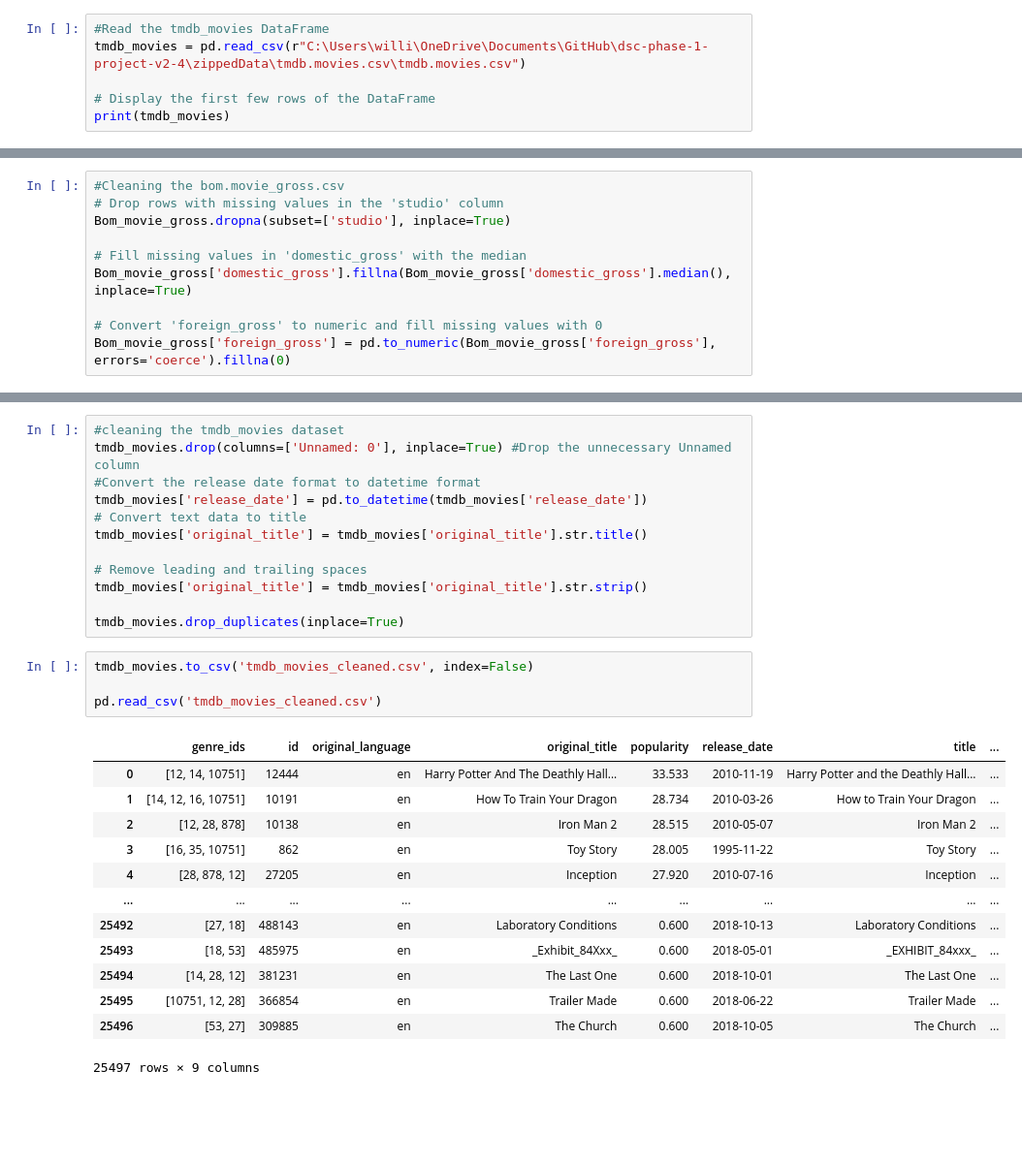
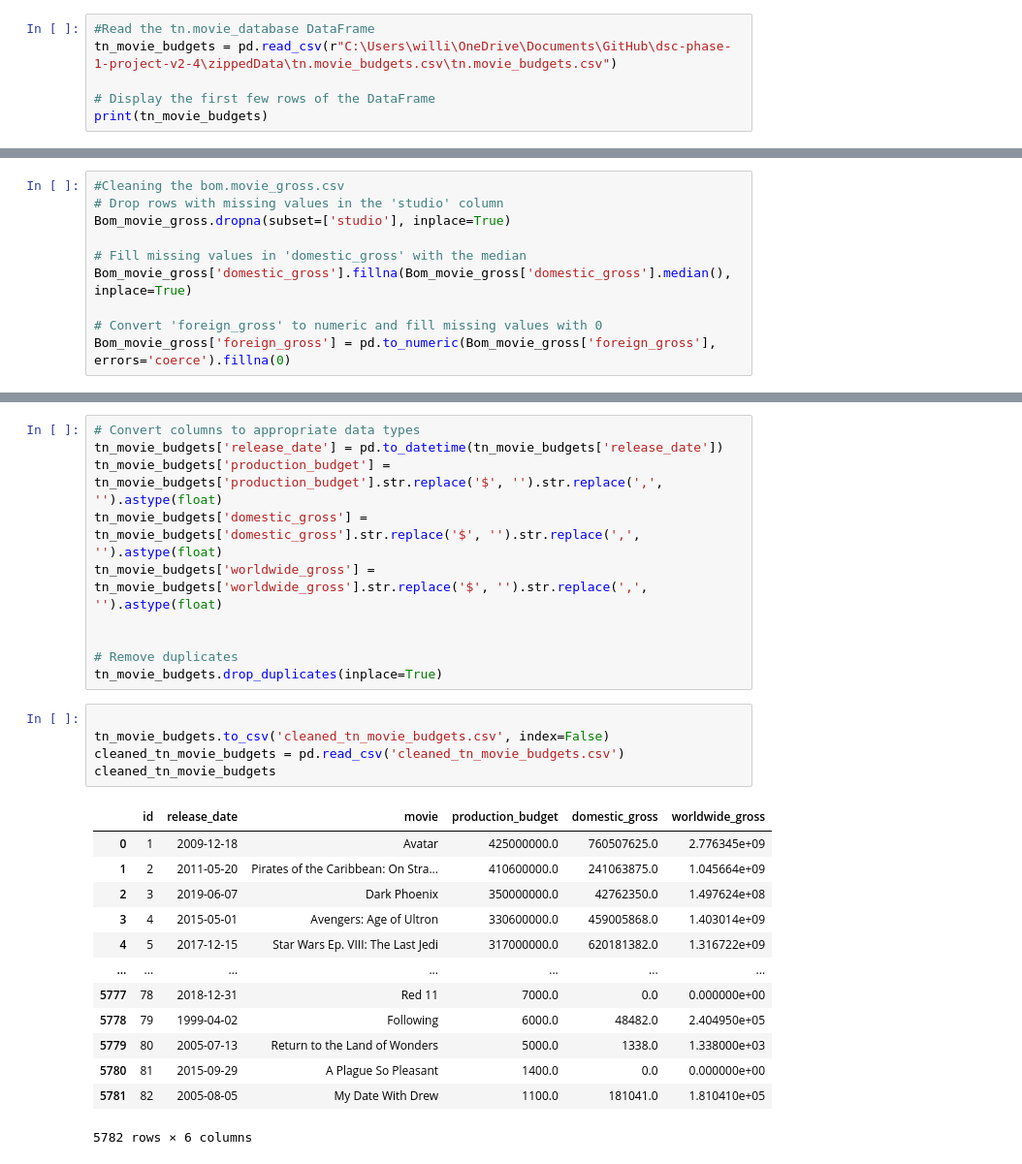
Before and after one commit to William-Itotia/dsc-phase-1-project-Microsoft-Analysis, a Jupyter notebook: student.ipynb, the cells around one changed output, grey strips where cells are left out. Shown: that part at 97% size. Saved outputs shown, nothing was run; the diff lists cells and outputs as text; blank space fills up the shorter version.

```diff
--- a/student.ipynb
+++ b/student.ipynb
@@ -95,9 +95,9 @@ memory usage: 132.4+ KB
 Now that we have seen all the data we are working with it is time to begin analyzing the data
 in the IMDB database using SQL
 # %%
-#Read the tmdb_movies DataFrame
-tmdb_movies = pd.read_csv(r"C:\Users\willi\OneDrive\Documents\GitHub\dsc-phase-1-project-v2-4\zippedData\tmdb.movies.csv\tmdb.movies.csv")
+#Read the tn.movie_database DataFrame
+tn_movie_budgets = pd.read_csv(r"C:\Users\willi\OneDrive\Documents\GitHub\dsc-phase-1-project-v2-4\zippedData\tn.movie_budgets.csv\tn.movie_budgets.csv")
 
 # Display the first few rows of the DataFrame
-print(tmdb_movies)
+print(tn_movie_budgets)
 # %% [output]
@@ -320,33 +317,32 @@ pd.read_csv('cleaned_bom_movie_gross.csv')
 | 3380 | The Swan | Synergetic | 2400.0 | 0.0 | 2018 |
 | 3381 | An Actor Prepares | Grav. | 1700.0 | 0.0 | 2018 |
 3382 rows × 5 columns
-# %%
-#cleaning the tmdb_movies dataset
-tmdb_movies.drop(columns=['Unnamed: 0'], inplace=True) #Drop the unnecessary Unnamed column
-#Convert the release date format to datetime format
-tmdb_movies['release_date'] = pd.to_datetime(tmdb_movies['release_date'])
-# Convert text data to title
-tmdb_movies['original_title'] = tmdb_movies['original_title'].str.title()
-
-# Remove leading and trailing spaces
-tmdb_movies['original_title'] = tmdb_movies['original_title'].str.strip()
-
-tmdb_movies.drop_duplicates(inplace=True)
+# %%
+# Convert columns to appropriate data types
+tn_movie_budgets['release_date'] = pd.to_datetime(tn_movie_budgets['release_date'])
+tn_movie_budgets['production_budget'] = tn_movie_budgets['production_budget'].str.replace('$', '').str.replace(',', '').astype(float)
+tn_movie_budgets['domestic_gross'] = tn_movie_budgets['domestic_gross'].str.replace('$', '').str.replace(',', '').astype(float)
+tn_movie_budgets['worldwide_gross'] = tn_movie_budgets['worldwide_gross'].str.replace('$', '').str.replace(',', '').astype(float)
+
+
+# Remove duplicates
+tn_movie_budgets.drop_duplicates(inplace=True)
 # %%
-tmdb_movies.to_csv('tmdb_movies_cleaned.csv', index=False)
 
-pd.read_csv('tmdb_movies_cleaned.csv')
+tn_movie_budgets.to_csv('cleaned_tn_movie_budgets.csv', index=False)
+cleaned_tn_movie_budgets = pd.read_csv('cleaned_tn_movie_budgets.csv')
+cleaned_tn_movie_budgets
 # %% [output]
-|  | genre_ids | id | original_language | original_title | popularity | release_date | title | ... |
-| 0 | [12, 14, 10751] | 12444 | en | Harry Potter And The Deathly Hall... | 33.533 | 2010-11-19 | Harry Potter and the Deathly Hall... | ... |
-| 1 | [14, 12, 16, 10751] | 10191 | en | How To Train Your Dragon | 28.734 | 2010-03-26 | How to Train Your Dragon | ... |
-| 2 | [12, 28, 878] | 10138 | en | Iron Man 2 | 28.515 | 2010-05-07 | Iron Man 2 | ... |
-| 3 | [16, 35, 10751] | 862 | en | Toy Story | 28.005 | 1995-11-22 | Toy Story | ... |
-| 4 | [28, 878, 12] | 27205 | en | Inception | 27.920 | 2010-07-16 | Inception | ... |
-| ... | ... | ... | ... | ... | ... | ... | ... | ... |
-| 25492 | [27, 18] | 488143 | en | Laboratory Conditions | 0.600 | 2018-10-13 | Laboratory Conditions | ... |
-| 25493 | [18, 53] | 485975 | en | _Exhibit_84Xxx_ | 0.600 | 2018-05-01 | _EXHIBIT_84xxx_ | ... |
-| 25494 | [14, 28, 12] | 381231 | en | The Last One | 0.600 | 2018-10-01 | The Last One | ... |
-| 25495 | [10751, 12, 28] | 366854 | en | Trailer Made | 0.600 | 2018-06-22 | Trailer Made | ... |
-| 25496 | [53, 27] | 309885 | en | The Church | 0.600 | 2018-10-05 | The Church | ... |
+|  | id | release_date | movie | production_budget | domestic_gross | worldwide_gross |
+| 0 | 1 | 2009-12-18 | Avatar | 425000000.0 | 760507625.0 | 2.776345e+09 |
+| 1 | 2 | 2011-05-20 | Pirates of the Caribbean: On Stra... | 410600000.0 | 241063875.0 | 1.045664e+09 |
+| 2 | 3 | 2019-06-07 | Dark Phoenix | 350000000.0 | 42762350.0 | 1.497624e+08 |
+| 3 | 4 | 2015-05-01 | Avengers: Age of Ultron | 330600000.0 | 459005868.0 | 1.403014e+09 |
+| 4 | 5 | 2017-12-15 | Star Wars Ep. VIII: The Last Jedi | 317000000.0 | 620181382.0 | 1.316722e+09 |
+| ... | ... | ... | ... | ... | ... | ... |
+| 5777 | 78 | 2018-12-31 | Red 11 | 7000.0 | 0.0 | 0.000000e+00 |
+| 5778 | 79 | 1999-04-02 | Following | 6000.0 | 48482.0 | 2.404950e+05 |
+| 5779 | 80 | 2005-07-13 | Return to the Land of Wonders | 5000.0 | 1338.0 | 1.338000e+03 |
+| 5780 | 81 | 2015-09-29 | A Plague So Pleasant | 1400.0 | 0.0 | 0.000000e+00 |
+| 5781 | 82 | 2005-08-05 | My Date With Drew | 1100.0 | 181041.0 | 1.810410e+05 |
-25497 rows × 9 columns
+5782 rows × 6 columns
```
Also changed, not shown: parts of 6 cells of this notebook.
